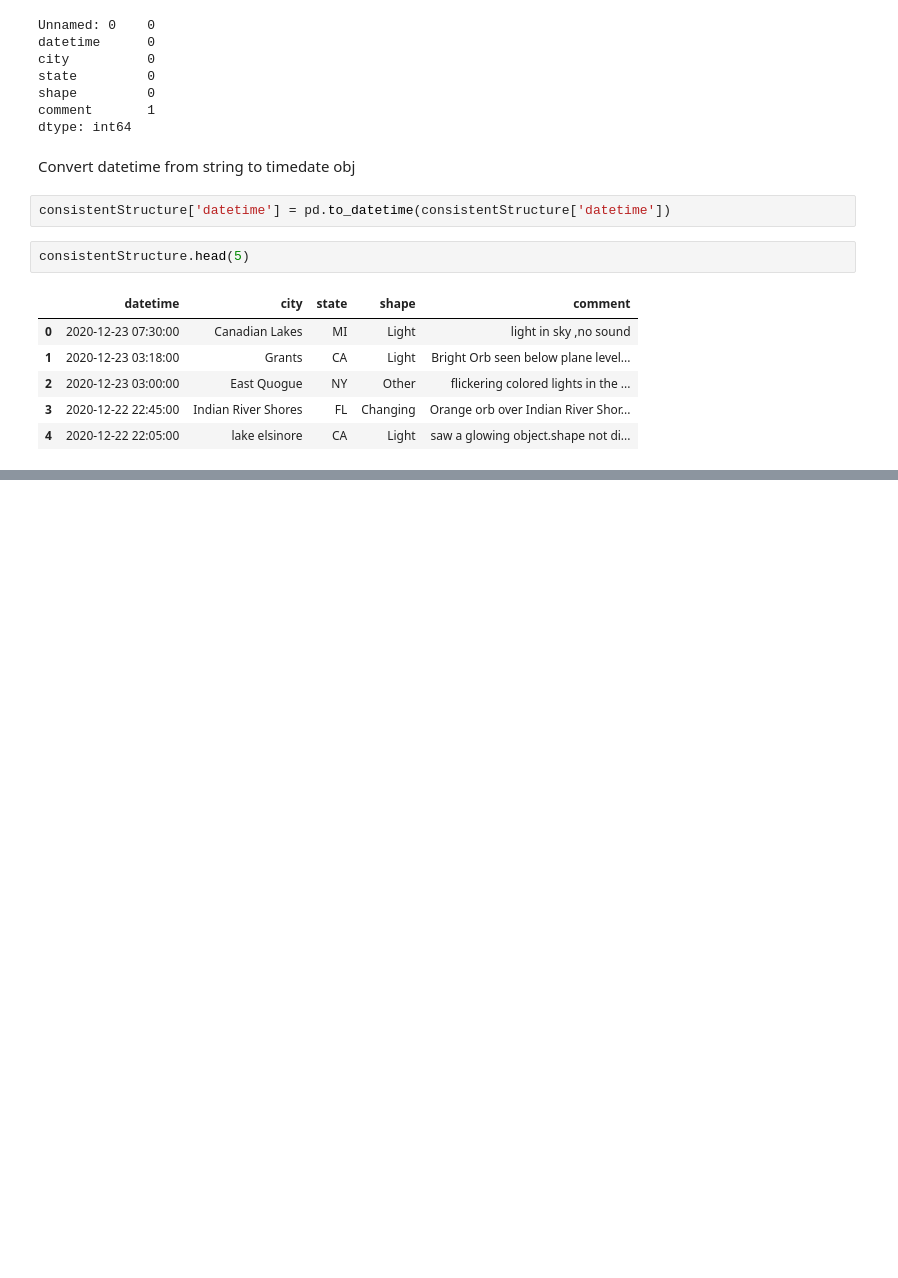
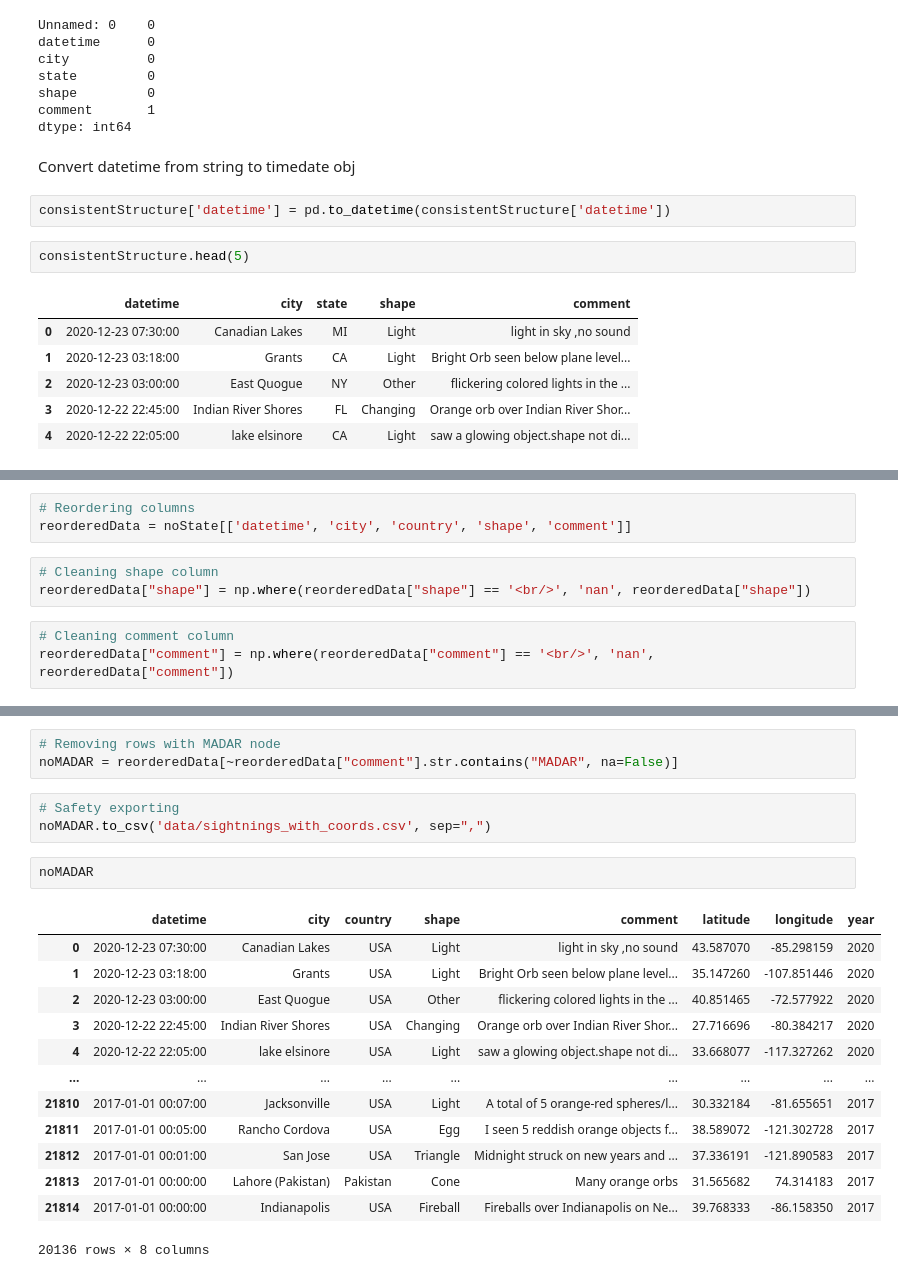
Before and after one commit to more-ginger/ufo, a Jupyter notebook: Notebooks/UFO_datacleaning.ipynb, the cells around one changed output, grey strips where cells are left out. Drawn from its saved outputs; the diff is of its cells as text; blank space fills up the shorter version.

```diff
--- a/Notebooks/UFO_datacleaning.ipynb
+++ b/Notebooks/UFO_datacleaning.ipynb
@@ -62,0 +196,9 @@ dtype: object
+# %%
+# Reordering columns
+reorderedData = noState[['datetime', 'city', 'country', 'shape', 'comment']]
+# %%
+# Cleaning shape column
+reorderedData["shape"] = np.where(reorderedData["shape"] == '<br/>', 'nan', reorderedData["shape"])
+# %%
+# Cleaning comment column
+reorderedData["comment"] = np.where(reorderedData["comment"] == '<br/>', 'nan', reorderedData["comment"])
@@ -62,0 +214,22 @@ dtype: object
+# %%
+# Removing rows with MADAR node
+noMADAR = reorderedData[~reorderedData["comment"].str.contains("MADAR", na=False)]
+# %%
+# Safety exporting
+noMADAR.to_csv('data/sightnings_with_coords.csv', sep=",")
+# %%
+noMADAR
+# %% [output]
+|  | datetime | city | country | shape | comment | latitude | longitude | year |
+| 0 | 2020-12-23 07:30:00 | Canadian Lakes | USA | Light | light in sky ,no sound | 43.587070 | -85.298159 | 2020 |
+| 1 | 2020-12-23 03:18:00 | Grants | USA | Light | Bright Orb seen below plane level... | 35.147260 | -107.851446 | 2020 |
+| 2 | 2020-12-23 03:00:00 | East Quogue | USA | Other | flickering colored lights in the ... | 40.851465 | -72.577922 | 2020 |
+| 3 | 2020-12-22 22:45:00 | Indian River Shores | USA | Changing | Orange orb over Indian River Shor... | 27.716696 | -80.384217 | 2020 |
+| 4 | 2020-12-22 22:05:00 | lake elsinore | USA | Light | saw a glowing object.shape not di... | 33.668077 | -117.327262 | 2020 |
+| ... | ... | ... | ... | ... | ... | ... | ... | ... |
+| 21810 | 2017-01-01 00:07:00 | Jacksonville | USA | Light | A total of 5 orange-red spheres/l... | 30.332184 | -81.655651 | 2017 |
+| 21811 | 2017-01-01 00:05:00 | Rancho Cordova | USA | Egg | I seen 5 reddish orange objects f... | 38.589072 | -121.302728 | 2017 |
+| 21812 | 2017-01-01 00:01:00 | San Jose | USA | Triangle | Midnight struck on new years and ... | 37.336191 | -121.890583 | 2017 |
+| 21813 | 2017-01-01 00:00:00 | Lahore (Pakistan) | Pakistan | Cone | Many orange orbs | 31.565682 | 74.314183 | 2017 |
+| 21814 | 2017-01-01 00:00:00 | Indianapolis | USA | Fireball | Fireballs over Indianapolis on Ne... | 39.768333 | -86.158350 | 2017 |
+20136 rows × 8 columns
```
Also changed, not shown: parts of 20 cells of this notebook, 12 other files.
